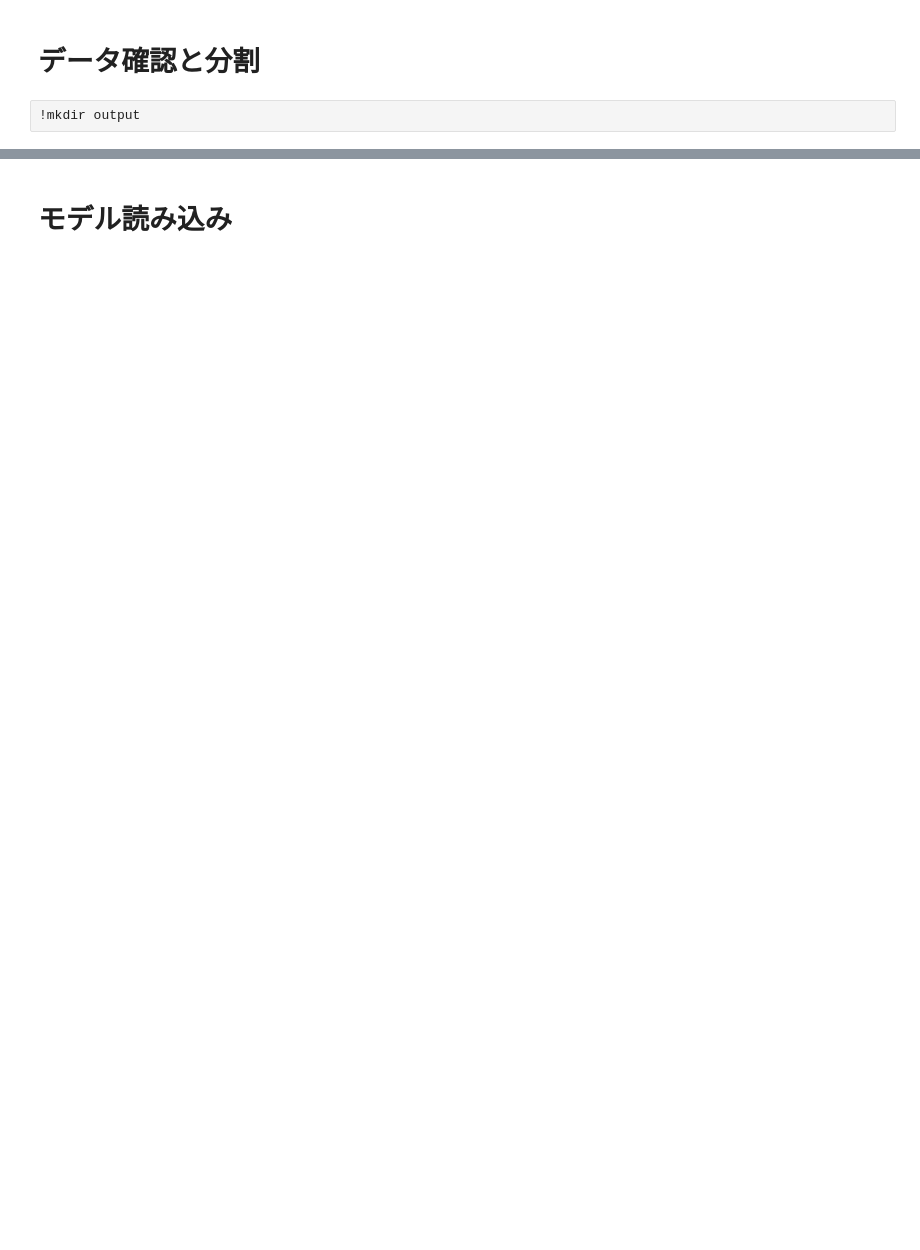
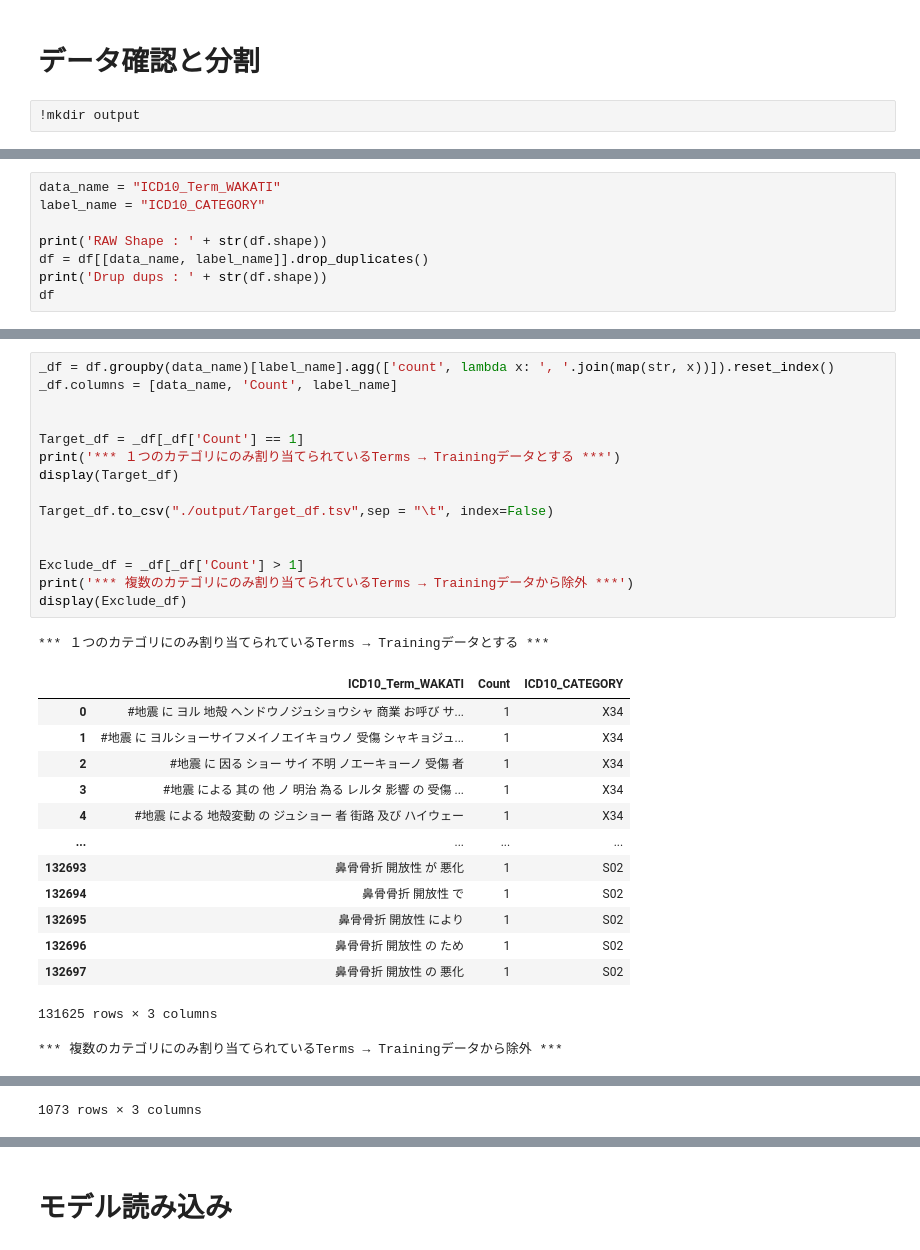
Before and after one commit to Takumi173/2023Test, a Jupyter notebook: Coding_2_CreateModel.ipynb, the cells around one changed output, grey strips where cells are left out. Drawn from its saved outputs; the diff is of its cells as text; blank space fills up the shorter version.

```diff
--- a/Coding_2_CreateModel.ipynb
+++ b/Coding_2_CreateModel.ipynb
@@ -158,0 +100,8 @@ df_id_term
+# %%
+data_name = "ICD10_Term_WAKATI"
+label_name = "ICD10_CATEGORY"
+
+print('RAW Shape : ' + str(df.shape))
+df = df[[data_name, label_name]].drop_duplicates()
+print('Drup dups : ' + str(df.shape))
+df
@@ -158,0 +124,31 @@ df_id_term
+# %%
+_df = df.groupby(data_name)[label_name].agg(['count', lambda x: ', '.join(map(str, x))]).reset_index()
+_df.columns = [data_name, 'Count', label_name]
+
+
+Target_df = _df[_df['Count'] == 1]
+print('*** １つのカテゴリにのみ割り当てられているTerms → Trainingデータとする ***')
+display(Target_df)
+
+Target_df.to_csv("./output/Target_df.tsv",sep = "\t", index=False)
+
+
+Exclude_df = _df[_df['Count'] > 1]
+print('*** 複数のカテゴリにのみ割り当てられているTerms → Trainingデータから除外 ***')
+display(Exclude_df)
+# %% [output]
+*** １つのカテゴリにのみ割り当てられているTerms → Trainingデータとする ***
+|  | ICD10_Term_WAKATI | Count | ICD10_CATEGORY |
+| 0 | #地震 に ヨル 地殻 ヘンドウノジュショウシャ 商業 お呼び サ... | 1 | X34 |
+| 1 | #地震 に ヨルショーサイフメイノエイキョウノ 受傷 シャキョジュ... | 1 | X34 |
+| 2 | #地震 に 因る ショー サイ 不明 ノエーキョーノ 受傷 者 | 1 | X34 |
+| 3 | #地震 による 其の 他 ノ 明治 為る レルタ 影響 の 受傷 ... | 1 | X34 |
+| 4 | #地震 による 地殻変動 の ジュショー 者 街路 及び ハイウェー | 1 | X34 |
+| ... | ... | ... | ... |
+| 132693 | 鼻骨骨折 開放性 が 悪化 | 1 | S02 |
+| 132694 | 鼻骨骨折 開放性 で | 1 | S02 |
+| 132695 | 鼻骨骨折 開放性 により | 1 | S02 |
+| 132696 | 鼻骨骨折 開放性 の ため | 1 | S02 |
+| 132697 | 鼻骨骨折 開放性 の 悪化 | 1 | S02 |
+131625 rows × 3 columns
+*** 複数のカテゴリにのみ割り当てられているTerms → Trainingデータから除外 ***
@@ -158,0 +167 @@ df_id_term
+1073 rows × 3 columns
```
Also changed, not shown: parts of 15 cells of this notebook.
